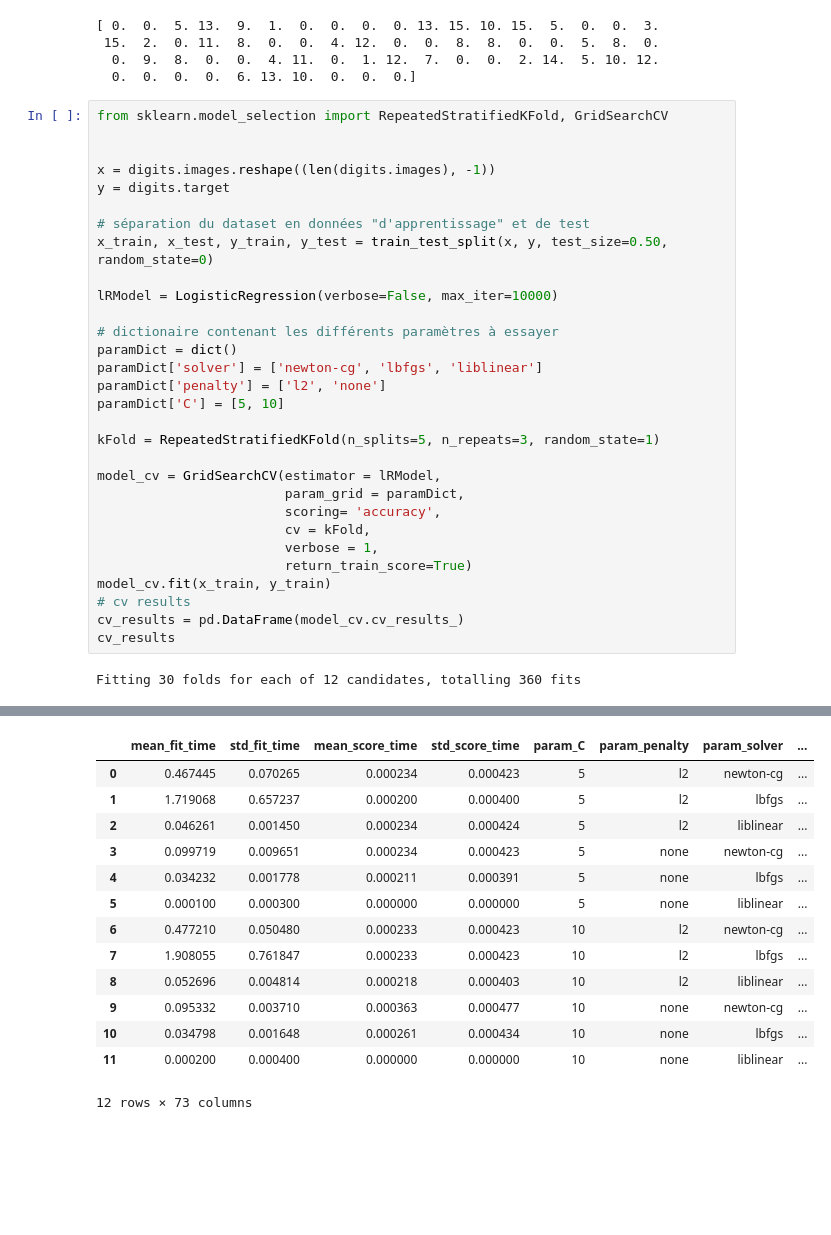
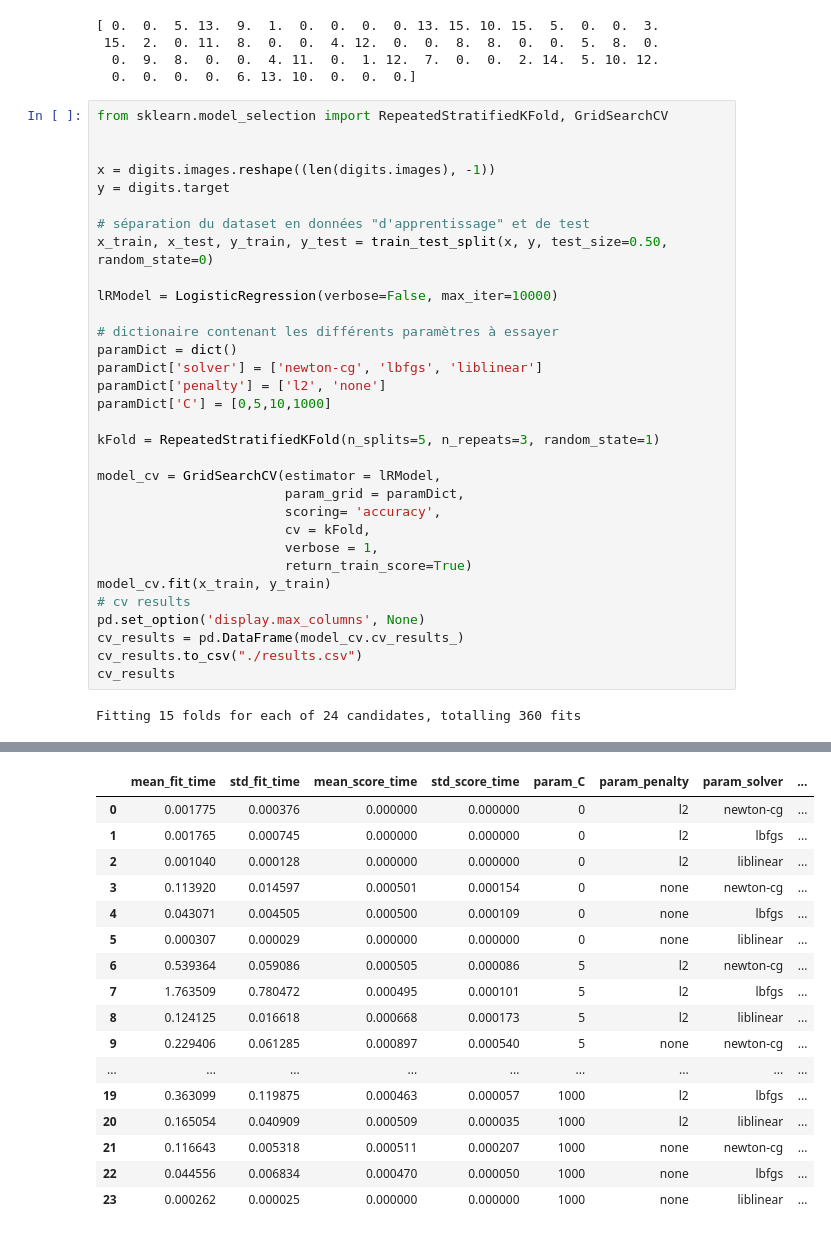
Before and after one commit to Julien-Faure/mines-ai-number-recognition-project, a Jupyter notebook: report.ipynb, the cells around one changed output, grey strips where cells are left out. Saved outputs shown, nothing was run; the diff lists cells and outputs as text; blank space fills up the shorter version.

```diff
--- a/report.ipynb
+++ b/report.ipynb
@@ -91,7 +134,7 @@ lRModel = LogisticRegression(verbose=False, max_iter=10000)
 paramDict = dict()
 paramDict['solver'] = ['newton-cg', 'lbfgs', 'liblinear']
 paramDict['penalty'] = ['l2', 'none']
-paramDict['C'] = [5, 10]
+paramDict['C'] = [0,5,10,1000]
 
 kFold = RepeatedStratifiedKFold(n_splits=5, n_repeats=3, random_state=1)
 
@@ -103,7 +146,9 @@ model_cv = GridSearchCV(estimator = lRModel,
                         return_train_score=True)
 model_cv.fit(x_train, y_train)
 # cv results
+pd.set_option('display.max_columns', None)
 cv_results = pd.DataFrame(model_cv.cv_results_)
+cv_results.to_csv("./results.csv")
 cv_results
 # %% [output]
-Fitting 30 folds for each of 12 candidates, totalling 360 fits
+Fitting 15 folds for each of 24 candidates, totalling 360 fits
@@ -126,15 +171,18 @@ Traceback (most recent call last):
   warnings.warn(
 |  | mean_fit_time | std_fit_time | mean_score_time | std_score_time | param_C | param_penalty | param_solver | ... |
-| 0 | 0.467445 | 0.070265 | 0.000234 | 0.000423 | 5 | l2 | newton-cg | ... |
-| 1 | 1.719068 | 0.657237 | 0.000200 | 0.000400 | 5 | l2 | lbfgs | ... |
-| 2 | 0.046261 | 0.001450 | 0.000234 | 0.000424 | 5 | l2 | liblinear | ... |
-| 3 | 0.099719 | 0.009651 | 0.000234 | 0.000423 | 5 | none | newton-cg | ... |
-| 4 | 0.034232 | 0.001778 | 0.000211 | 0.000391 | 5 | none | lbfgs | ... |
-| 5 | 0.000100 | 0.000300 | 0.000000 | 0.000000 | 5 | none | liblinear | ... |
-| 6 | 0.477210 | 0.050480 | 0.000233 | 0.000423 | 10 | l2 | newton-cg | ... |
-| 7 | 1.908055 | 0.761847 | 0.000233 | 0.000423 | 10 | l2 | lbfgs | ... |
-| 8 | 0.052696 | 0.004814 | 0.000218 | 0.000403 | 10 | l2 | liblinear | ... |
-| 9 | 0.095332 | 0.003710 | 0.000363 | 0.000477 | 10 | none | newton-cg | ... |
-| 10 | 0.034798 | 0.001648 | 0.000261 | 0.000434 | 10 | none | lbfgs | ... |
-| 11 | 0.000200 | 0.000400 | 0.000000 | 0.000000 | 10 | none | liblinear | ... |
+| 0 | 0.001775 | 0.000376 | 0.000000 | 0.000000 | 0 | l2 | newton-cg | ... |
+| 1 | 0.001765 | 0.000745 | 0.000000 | 0.000000 | 0 | l2 | lbfgs | ... |
+| 2 | 0.001040 | 0.000128 | 0.000000 | 0.000000 | 0 | l2 | liblinear | ... |
+| 3 | 0.113920 | 0.014597 | 0.000501 | 0.000154 | 0 | none | newton-cg | ... |
+| 4 | 0.043071 | 0.004505 | 0.000500 | 0.000109 | 0 | none | lbfgs | ... |
+| 5 | 0.000307 | 0.000029 | 0.000000 | 0.000000 | 0 | none | liblinear | ... |
+| 6 | 0.539364 | 0.059086 | 0.000505 | 0.000086 | 5 | l2 | newton-cg | ... |
+| 7 | 1.763509 | 0.780472 | 0.000495 | 0.000101 | 5 | l2 | lbfgs | ... |
+| 8 | 0.124125 | 0.016618 | 0.000668 | 0.000173 | 5 | l2 | liblinear | ... |
+| 9 | 0.229406 | 0.061285 | 0.000897 | 0.000540 | 5 | none | newton-cg | ... |
+| ... | ... | ... | ... | ... | ... | ... | ... | ... |
+| 19 | 0.363099 | 0.119875 | 0.000463 | 0.000057 | 1000 | l2 | lbfgs | ... |
+| 20 | 0.165054 | 0.040909 | 0.000509 | 0.000035 | 1000 | l2 | liblinear | ... |
+| 21 | 0.116643 | 0.005318 | 0.000511 | 0.000207 | 1000 | none | newton-cg | ... |
+| 22 | 0.044556 | 0.006834 | 0.000470 | 0.000050 | 1000 | none | lbfgs | ... |
+| 23 | 0.000262 | 0.000025 | 0.000000 | 0.000000 | 1000 | none | liblinear | ... |
-12 rows × 73 columns
```
Also changed, not shown: parts of 17 cells of this notebook.
